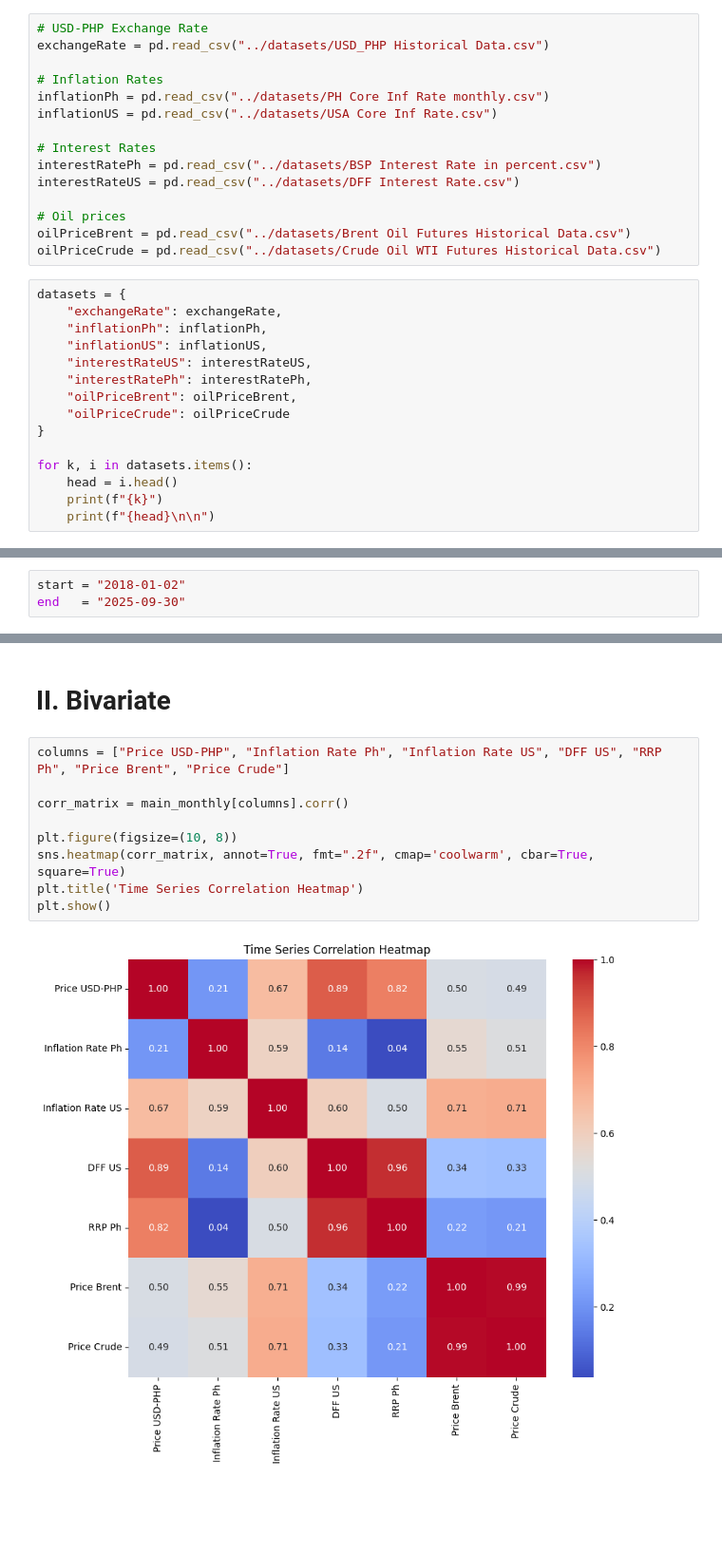
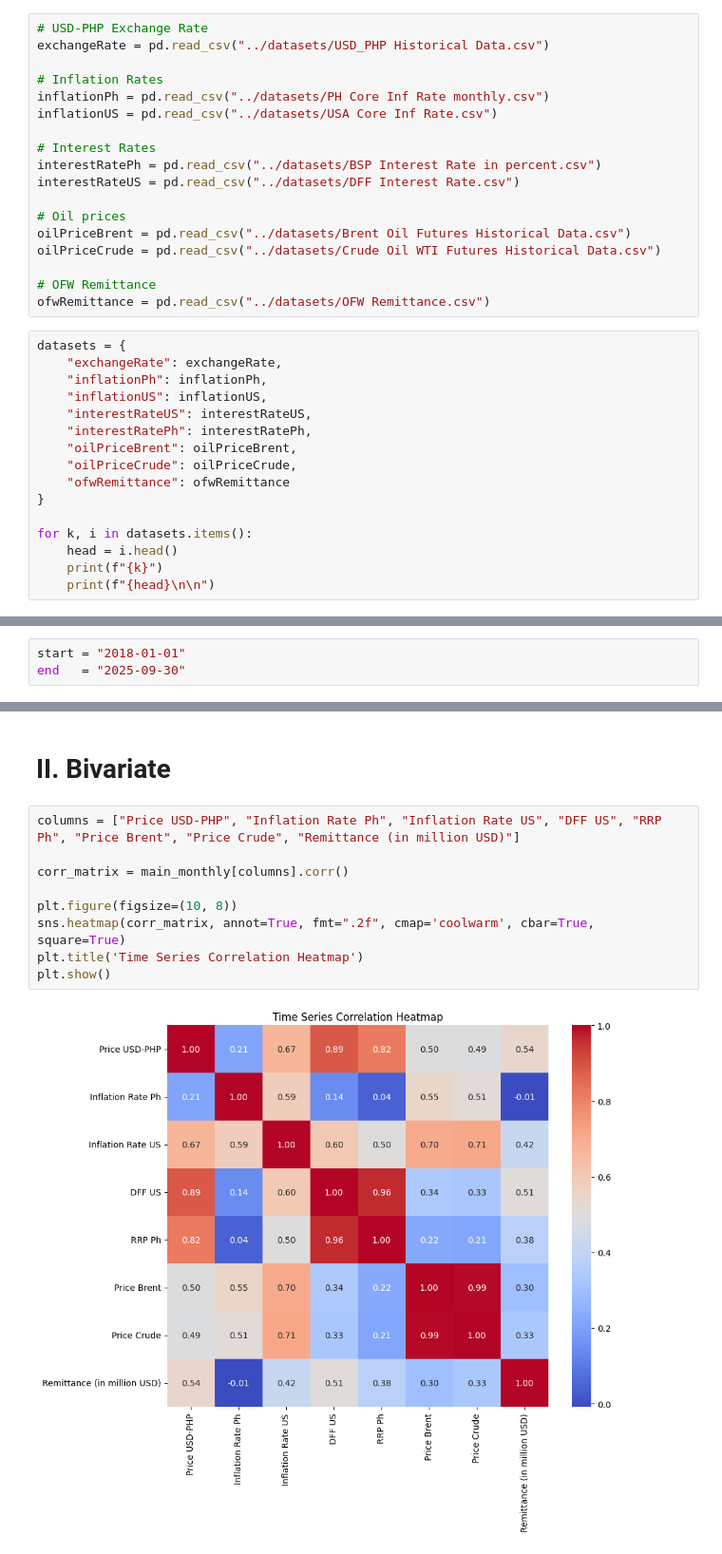
Before and after one commit to kbbn-debugger/Exploratory-Data-Analysis-USD-PHP, a Jupyter notebook: notebooks/EDA Final.ipynb, the cells around one changed output, grey strips where cells are left out. Shown: that part at 95% size. Drawn from its saved outputs; the diff is of its cells as text; blank space fills up the shorter version.

Commit message:
update added remittance

```diff
--- a/notebooks/EDA Final.ipynb
+++ b/notebooks/EDA Final.ipynb
@@ -22,6 +22,9 @@ interestRateUS = pd.read_csv("../datasets/DFF Interest Rate.csv")
 # Oil prices
 oilPriceBrent = pd.read_csv("../datasets/Brent Oil Futures Historical Data.csv")
 oilPriceCrude = pd.read_csv("../datasets/Crude Oil WTI Futures Historical Data.csv")
+
+# OFW Remittance
+ofwRemittance = pd.read_csv("../datasets/OFW Remittance.csv")
 # %%
 datasets = {
     "exchangeRate": exchangeRate,
@@ -30,7 +33,8 @@ datasets = {
     "interestRateUS": interestRateUS,
     "interestRatePh": interestRatePh,
     "oilPriceBrent": oilPriceBrent,
-    "oilPriceCrude": oilPriceCrude
+    "oilPriceCrude": oilPriceCrude,
+    "ofwRemittance": ofwRemittance
 }
 
 for k, i in datasets.items():
@@ -266,7 +289,7 @@ if oilPriceCrude['Change % Crude'].dtype == 'object':
     oilPriceCrude['Change % Crude'] = oilPriceCrude['Change % Crude'].str.replace('%', '', regex=False)
 oilPriceCrude['Change % Crude'] = pd.to_numeric(oilPriceCrude['Change % Crude'])
 # %%
-start = "2018-01-02"
+start = "2018-01-01"
 end   = "2025-09-30"
 # %%
 # combining the datasets together into one big dataset called main
@@ -380,13 +403,13 @@ plt.show()
 # %% [markdown]
 # II. Bivariate
 # %%
-columns = ["Price USD-PHP", "Inflation Rate Ph", "Inflation Rate US", "DFF US", "RRP Ph", "Price Brent", "Price Crude"]
+columns = ["Price USD-PHP", "Inflation Rate Ph", "Inflation Rate US", "DFF US", "RRP Ph", "Price Brent", "Price Crude", "Remittance (in million USD)"]
 
 corr_matrix = main_monthly[columns].corr()
 
 plt.figure(figsize=(10, 8))
 sns.heatmap(corr_matrix, annot=True, fmt=".2f", cmap='coolwarm', cbar=True, square=True)
 plt.title('Time Series Correlation Heatmap')
 plt.show()
 # %% [output]
-[figure, old version]
+[figure, new version]
```
Also changed, not shown: parts of 7 cells of this notebook.
